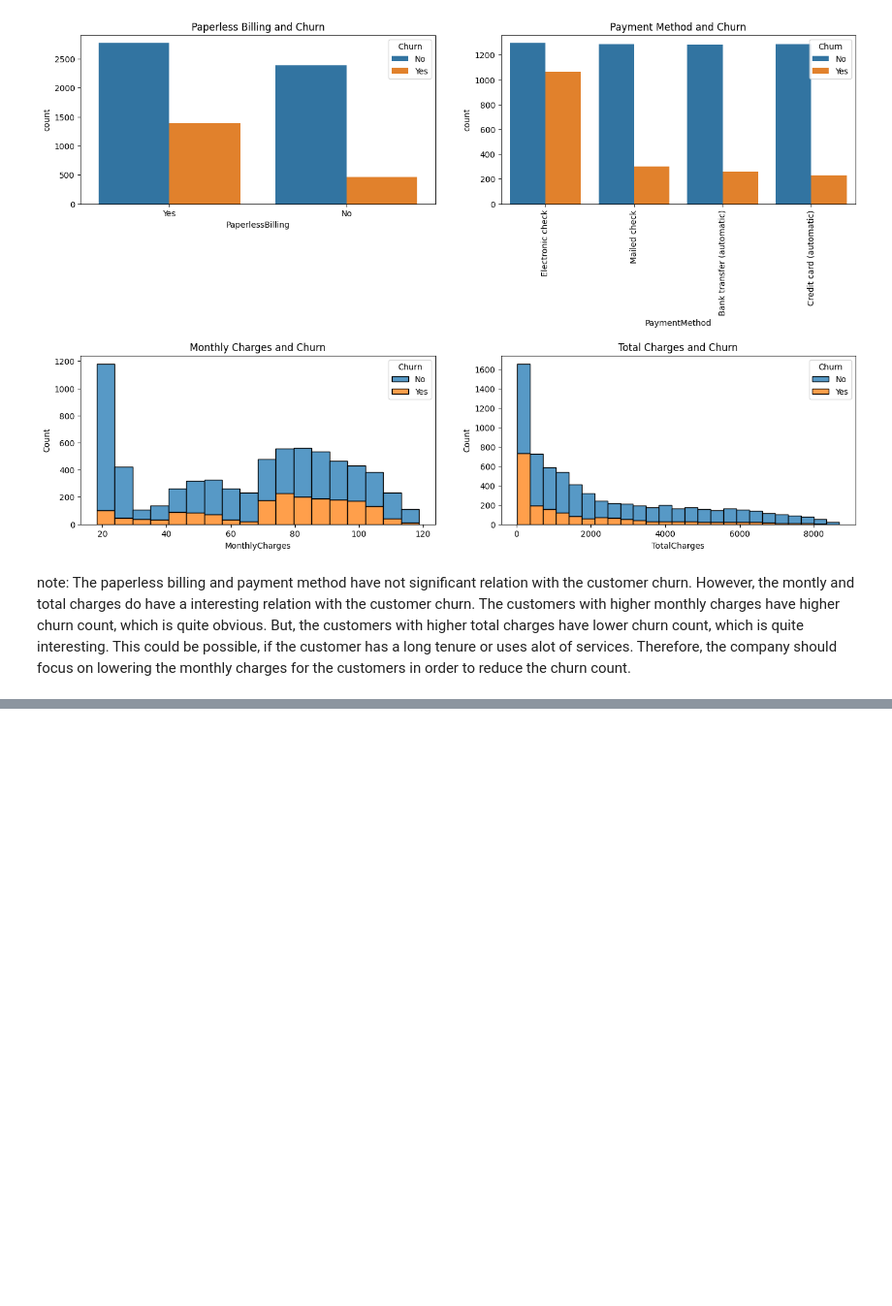
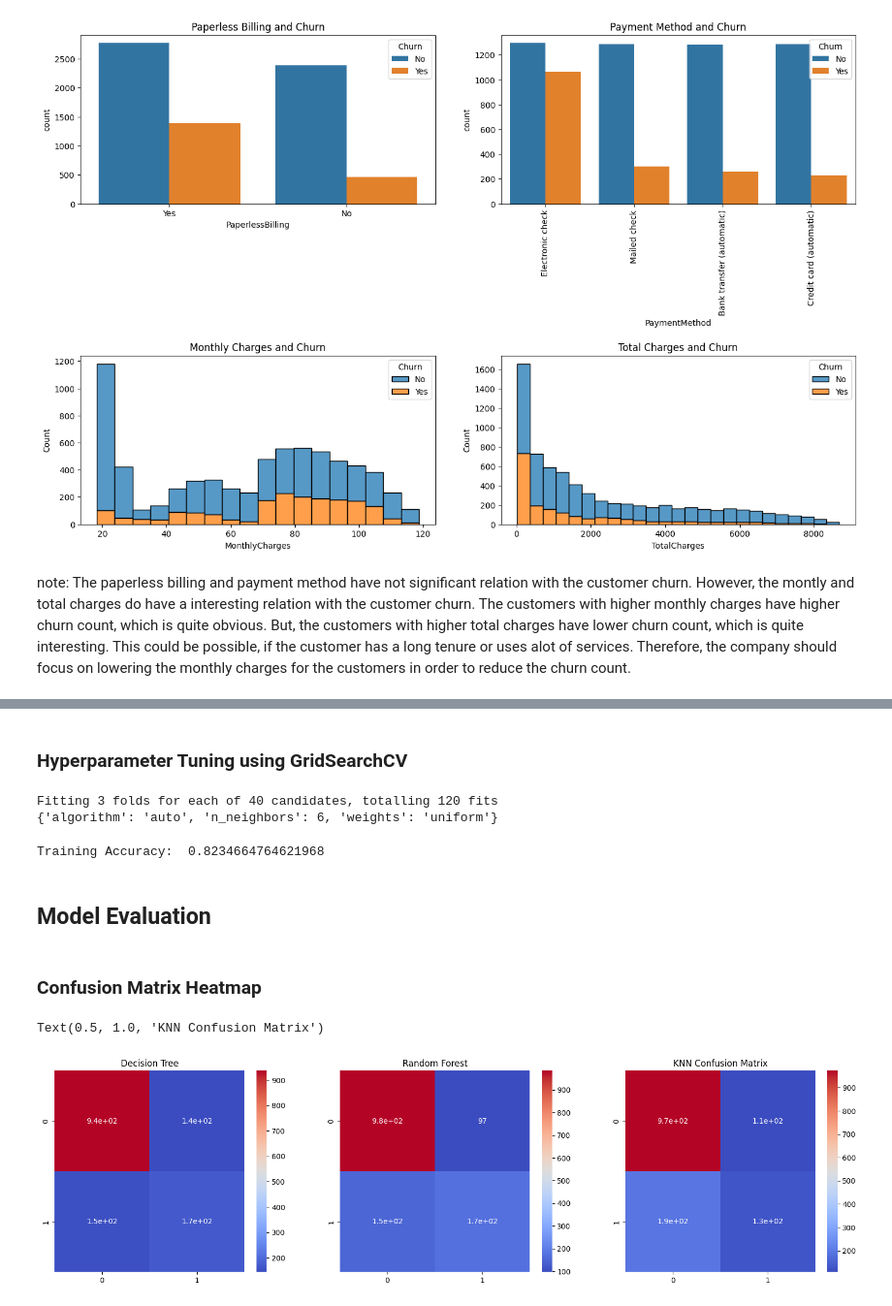
Before and after one commit to salomonzambrano/Portfolio-focused-on-Data-Science-, a Jupyter notebook: notebooks/Telecom Customer Churn Prediction.ipynb, the cells around one changed output, grey strips where cells are left out. Shown at 97% size. Drawn from its saved outputs; the diff is of its cells as text; code cells hidden in the pictures; blank space fills up the shorter version.

```diff
--- a/notebooks/Telecom Customer Churn Prediction.ipynb
+++ b/notebooks/Telecom Customer Churn Prediction.ipynb
@@ -345,0 +483,9 @@ note: The paperless billing and payment method have not significant relation wit
+# %%
+#Random Forest Classifier Object with best parameters
+rfc = RandomForestClassifier(criterion='entropy', max_depth=10, min_samples_leaf=10, min_samples_split=2, random_state=42)
+#Fitting the data
+rfc.fit(X_train, y_train)
+#Training accuracy
+print('Training Accuracy: ', rfc.score(X_train, y_train))
+#Predicting the values)
+r_pred = rfc.predict(X_test)
@@ -345,0 +496,50 @@ note: The paperless billing and payment method have not significant relation wit
+# %%
+from sklearn.neighbors import KNeighborsClassifier
+#KNN Classifier Object
+knn = KNeighborsClassifier()
+# %% [markdown]
+### Hyperparameter Tuning using GridSearchCV
+# %%
+from sklearn.model_selection import GridSearchCV
+#parameter grid
+param_grid = {
+    'n_neighbors':[2,4,6,8,10],
+    'weights':['uniform','distance'],
+    'algorithm':['auto','ball_tree', 'kd_tree', 'brute']
+}
+#Grid_Search Object with KNN Classifier
+grid_search = GridSearchCV(estimator=knn, param_grid=param_grid, cv=3, n_jobs=-1, verbose=2, scoring='accuracy')
+#fitting the data
+grid_search.fit(X_train, y_train)
+#Best parameters
+print(grid_search.best_params_)
+# %% [output]
+Fitting 3 folds for each of 40 candidates, totalling 120 fits
+{'algorithm': 'auto', 'n_neighbors': 6, 'weights': 'uniform'}
+# %%
+#KNN Classifier Object With best parameters
+knn = KNeighborsClassifier(algorithm='ball_tree',n_neighbors=6, weights='uniform')
+#Fitting the data
+knn.fit(X_train, y_train)
+#Training accuracy
+print('Training Accuracy: ', knn.score(X_train, y_train))
+#Predicting the values
+k_pred = knn.predict(X_test)
+# %% [output]
+Training Accuracy:  0.8234664764621968
+# %% [markdown]
+## Model Evaluation
+# %% [markdown]
+### Confusion Matrix Heatmap
+# %%
+from sklearn.metrics import confusion_matrix
+fig, ax = plt.subplots(1, 3, figsize=(20,5))
+#Decision Tree Confusion Matrix
+sns.heatmap(confusion_matrix(y_test, d_pred), annot=True, ax=ax[0], cmap='coolwarm').set_title('Decision Tree')
+#Random Forest Confusion Matrix
+sns.heatmap(confusion_matrix(y_test, r_pred), annot=True, ax=ax[1], cmap='coolwarm').set_title('Random Forest')
+#KNN Confusion Matrix
+sns.heatmap(confusion_matrix(y_test, k_pred), annot=True, ax=ax[2], cmap='coolwarm').set_title('KNN Confusion Matrix')
+# %% [output]
+Text(0.5, 1.0, 'KNN Confusion Matrix')
+[figure, added]
```
Also changed, not shown: parts of 37 cells of this notebook, 1 other file.
